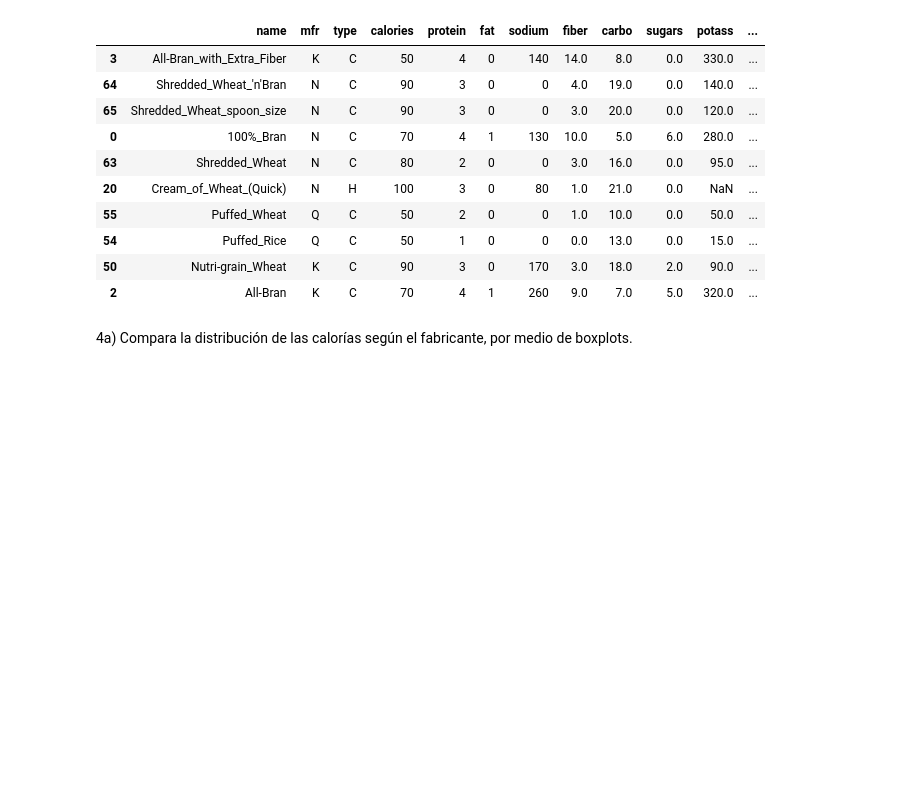
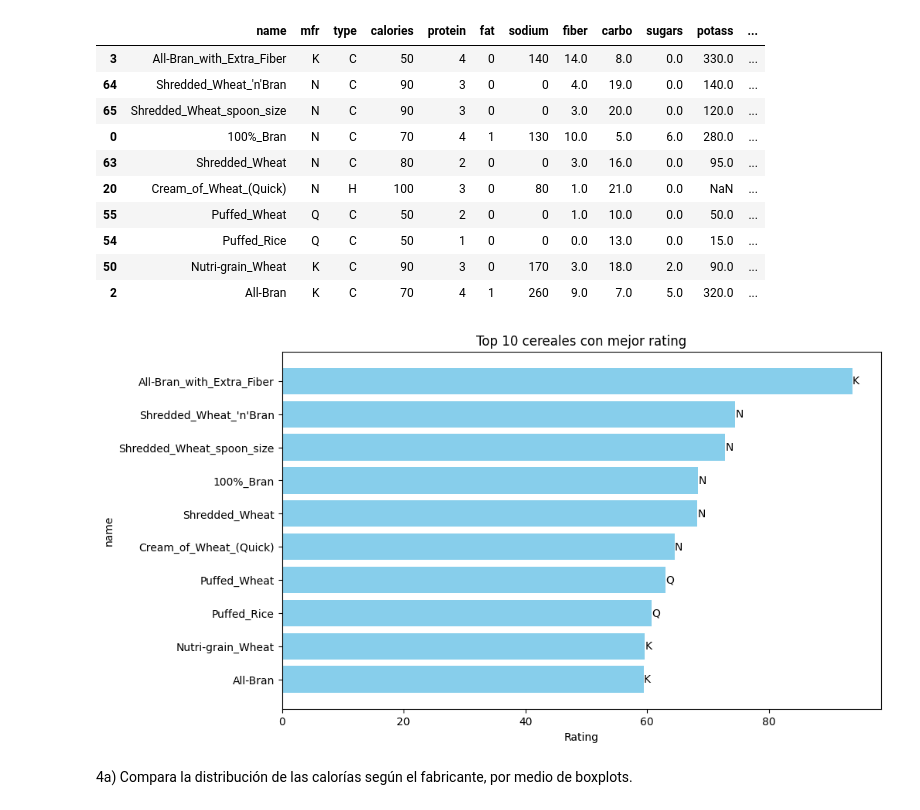
Before and after one commit to CarlosRochaCx/MNA, a Jupyter notebook: Actividad7PCA.ipynb, the cells around one changed output. Cells and saved outputs as stored; diff of their text form; code cells hidden in the pictures; blank space fills up the shorter version.

```diff
--- a/Actividad7PCA.ipynb
+++ b/Actividad7PCA.ipynb
@@ -195,6 +179,27 @@ cereals_df.sort_values(by='rating', ascending=False).head(10)
 | 54 | Puffed_Rice | Q | C | 50 | 1 | 0 | 0 | 0.0 | 13.0 | 0.0 | 15.0 | ... |
 | 50 | Nutri-grain_Wheat | K | C | 90 | 3 | 0 | 170 | 3.0 | 18.0 | 2.0 | 90.0 | ... |
 | 2 | All-Bran | K | C | 70 | 4 | 1 | 260 | 9.0 | 7.0 | 5.0 | 320.0 | ... |
+# %%
+df_selected = cereals_df[['name', 'mfr', 'rating']]
+
+top_10_cereals = df_selected.sort_values(by='rating', ascending=False).head(10)
+
+plt.figure(figsize=(10, 6))
+plt.barh(top_10_cereals['name'], top_10_cereals['rating'], color='skyblue')
+
+# Añadir etiquetas y título
+plt.xlabel('Rating')
+plt.ylabel('name')
+plt.title('Top 10 cereales con mejor rating')
+
+# Mostrar las etiquetas del fabricante junto a cada barra
+for index, value in enumerate(top_10_cereals['rating']):
+    plt.text(value + 0.01, index, top_10_cereals['mfr'].iloc[index], va='center')
+
+plt.gca().invert_yaxis()  # Invertir el eje Y para que el mejor cereal esté arriba
+plt.show()
+# %% [output]
+[figure, added]
 # %% [markdown]
 4a) Compara la distribución de las calorías según el fabricante, por medio de boxplots.
 # %%
```
Also changed, not shown: parts of 9 cells of this notebook.
